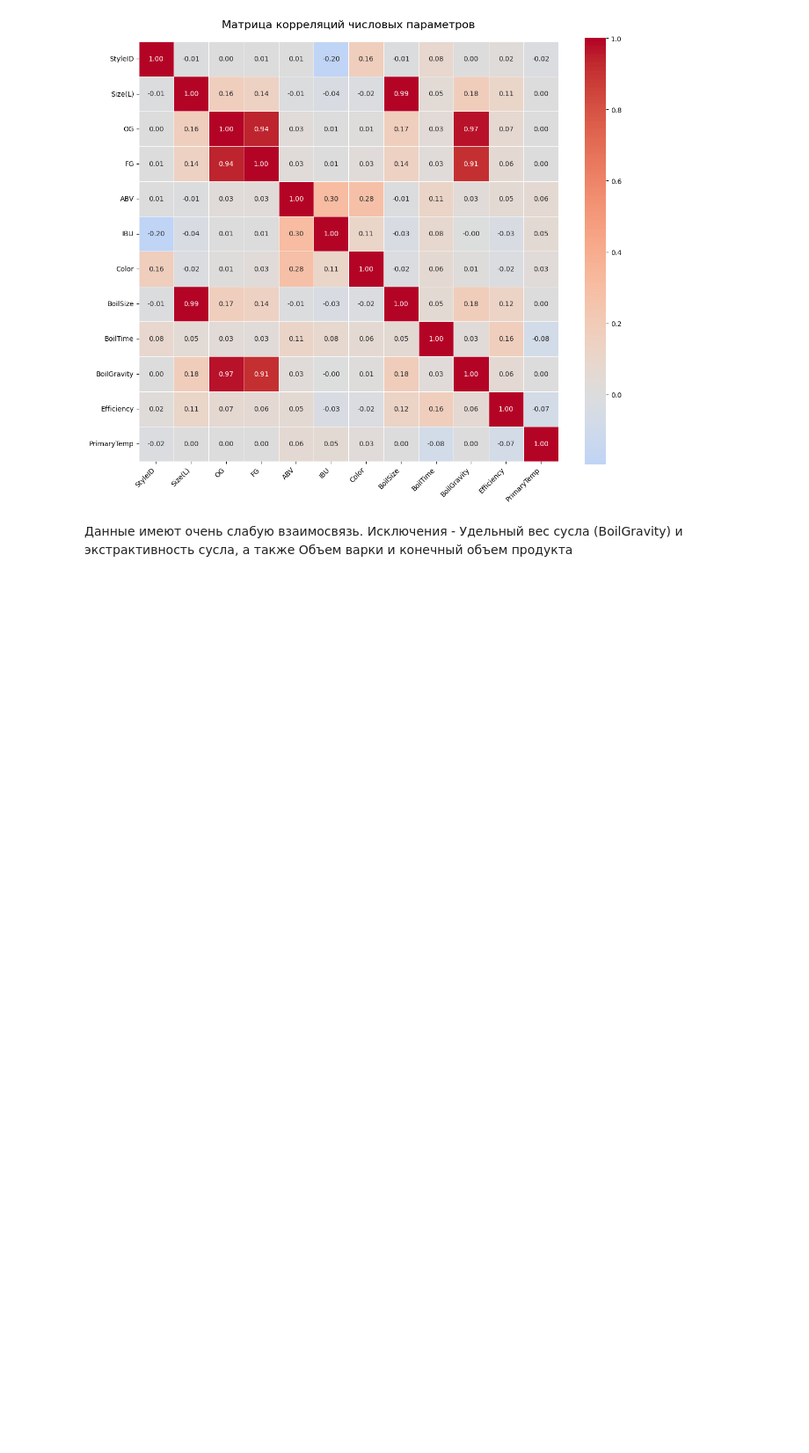
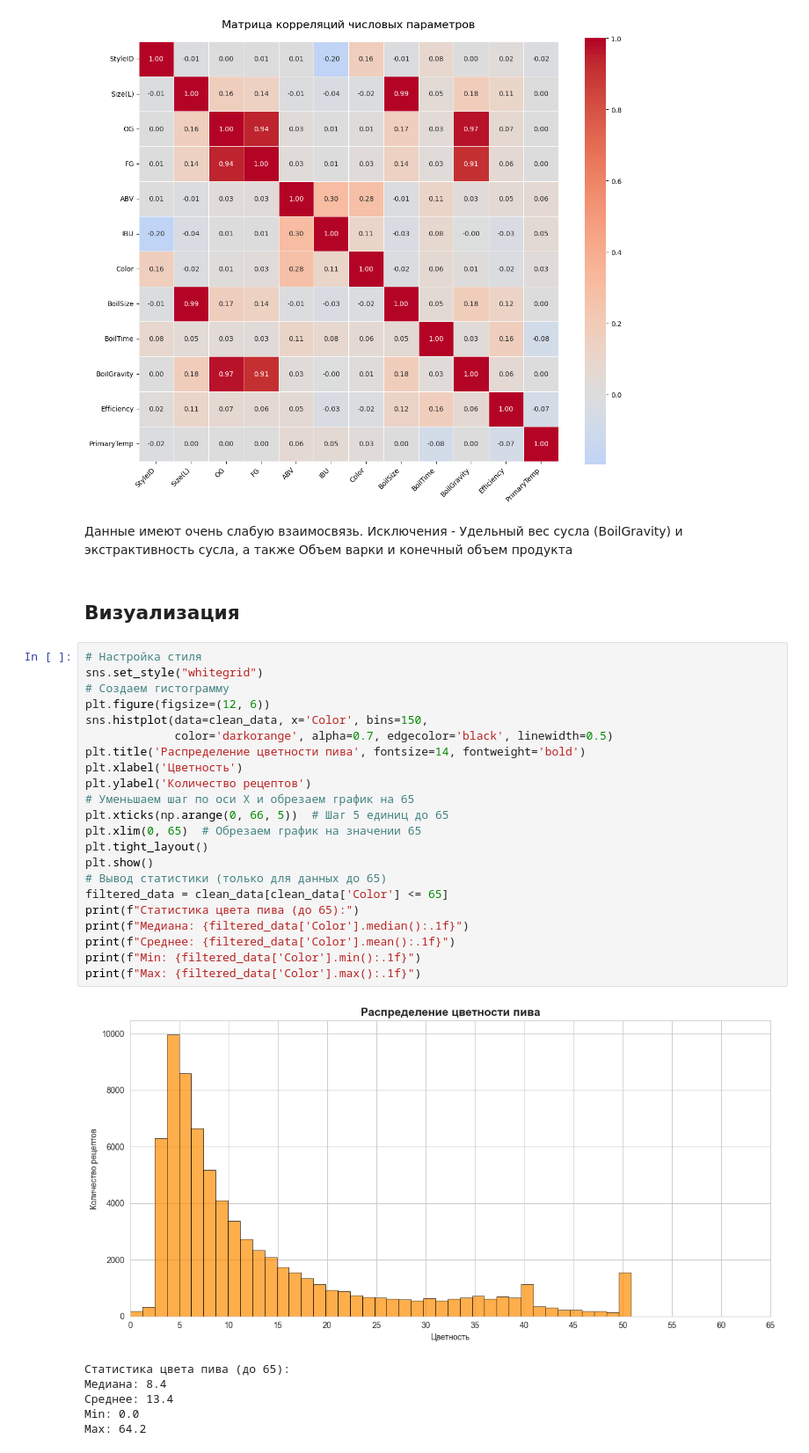
Before and after one commit to Makavkos/Engineering-Data-Management, a Jupyter notebook: EDA notebook/EDA.ipynb, the cells around one changed output. Shown at 88% size. Cells and saved outputs as stored; diff of their text form; blank space fills up the shorter version.

```diff
--- a/EDA notebook/EDA.ipynb
+++ b/EDA notebook/EDA.ipynb
@@ -343,3 +343,34 @@ plt.show()
 [figure]
 # %% [markdown]
 Данные имеют очень слабую взаимосвязь. Исключения - Удельный вес сусла (BoilGravity) и экстрактивность сусла, а также Объем варки и конечный объем продукта
+# %% [markdown]
+## Визуализация
+# %%
+# Настройка стиля
+sns.set_style("whitegrid")
+# Создаем гистограмму
+plt.figure(figsize=(12, 6))
+sns.histplot(data=clean_data, x='Color', bins=150,
+             color='darkorange', alpha=0.7, edgecolor='black', linewidth=0.5)
+plt.title('Распределение цветности пива', fontsize=14, fontweight='bold')
+plt.xlabel('Цветность')
+plt.ylabel('Количество рецептов')
+# Уменьшаем шаг по оси X и обрезаем график на 65
+plt.xticks(np.arange(0, 66, 5))  # Шаг 5 единиц до 65
+plt.xlim(0, 65)  # Обрезаем график на значении 65
+plt.tight_layout()
+plt.show()
+# Вывод статистики (только для данных до 65)
+filtered_data = clean_data[clean_data['Color'] <= 65]
+print(f"Статистика цвета пива (до 65):")
+print(f"Медиана: {filtered_data['Color'].median():.1f}")
+print(f"Среднее: {filtered_data['Color'].mean():.1f}")
+print(f"Min: {filtered_data['Color'].min():.1f}")
+print(f"Max: {filtered_data['Color'].max():.1f}")
+# %% [output]
+[figure, added]
+Статистика цвета пива (до 65):
+Медиана: 8.4
+Среднее: 13.4
+Min: 0.0
+Max: 64.2
```
Also changed, not shown: parts of 5 cells of this notebook.
